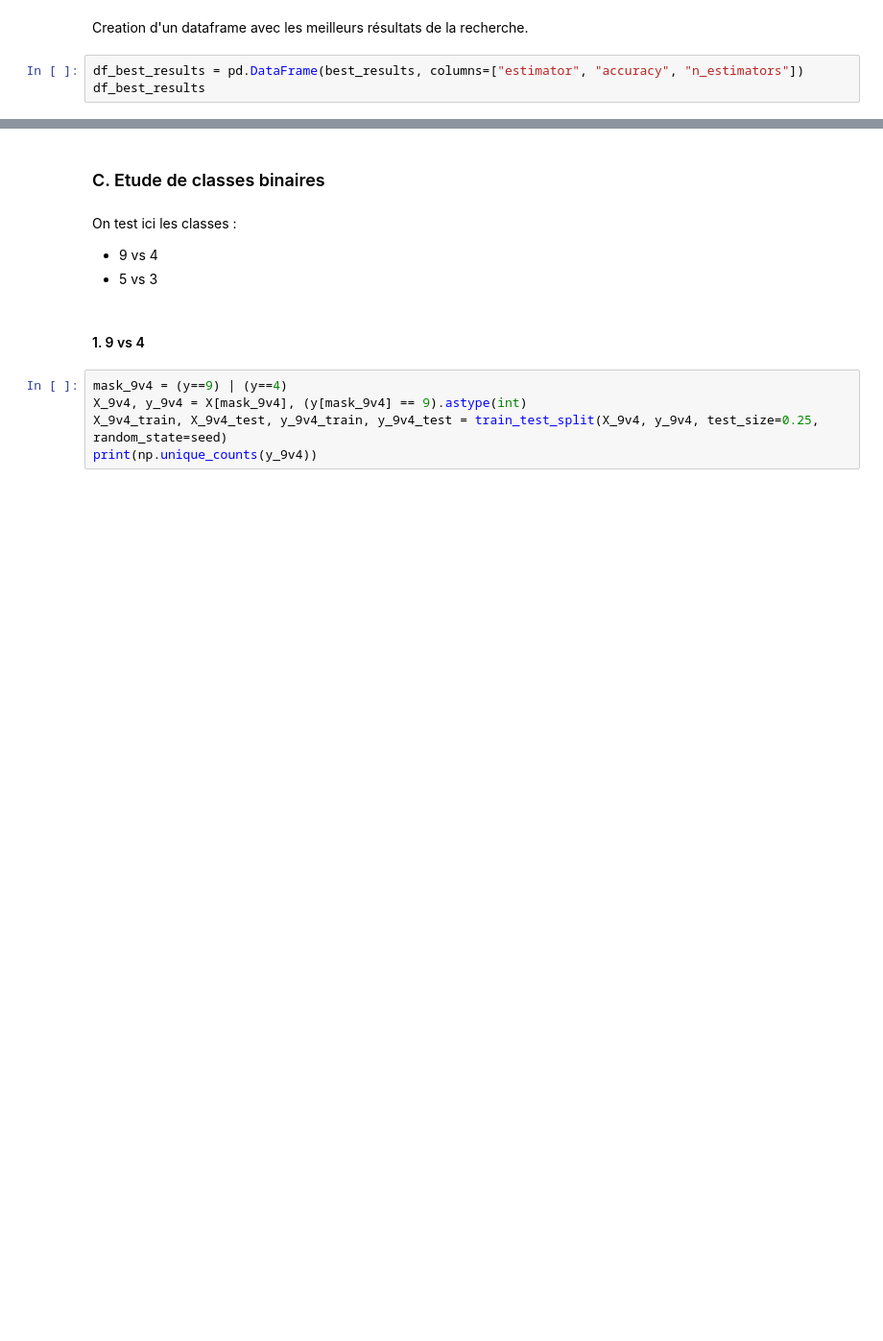
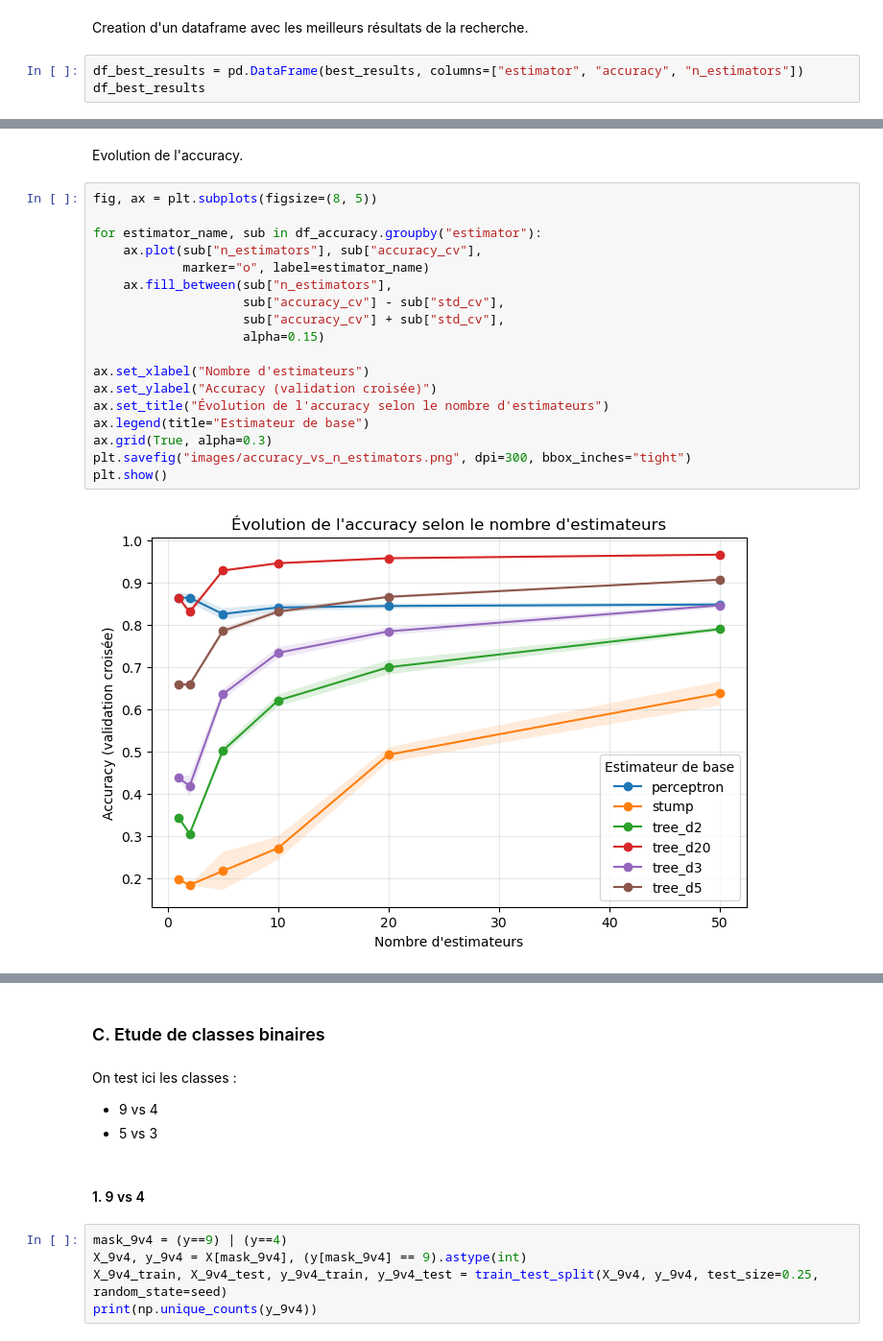
Before and after one commit to jnotarangelo/AdaBoost, a Jupyter notebook: Restitution.ipynb, the cells around one changed output, grey strips where cells are left out. Shown at 96% size. Saved outputs shown, nothing was run; the diff lists cells and outputs as text; blank space fills up the shorter version.

```diff
--- a/Restitution.ipynb
+++ b/Restitution.ipynb
@@ -160,0 +203,22 @@ df_best_results
+# %% [markdown]
+Evolution de l'accuracy.
+# %%
+fig, ax = plt.subplots(figsize=(8, 5))
+
+for estimator_name, sub in df_accuracy.groupby("estimator"):
+    ax.plot(sub["n_estimators"], sub["accuracy_cv"],
+            marker="o", label=estimator_name)
+    ax.fill_between(sub["n_estimators"],
+                    sub["accuracy_cv"] - sub["std_cv"],
+                    sub["accuracy_cv"] + sub["std_cv"],
+                    alpha=0.15)
+
+ax.set_xlabel("Nombre d'estimateurs")
+ax.set_ylabel("Accuracy (validation croisée)")
+ax.set_title("Évolution de l'accuracy selon le nombre d'estimateurs")
+ax.legend(title="Estimateur de base")
+ax.grid(True, alpha=0.3)
+plt.savefig("images/accuracy_vs_n_estimators.png", dpi=300, bbox_inches="tight")
+plt.show()
+# %% [output]
+[figure, added]
```
Also changed, not shown: parts of 15 cells of this notebook, 15 other files.
